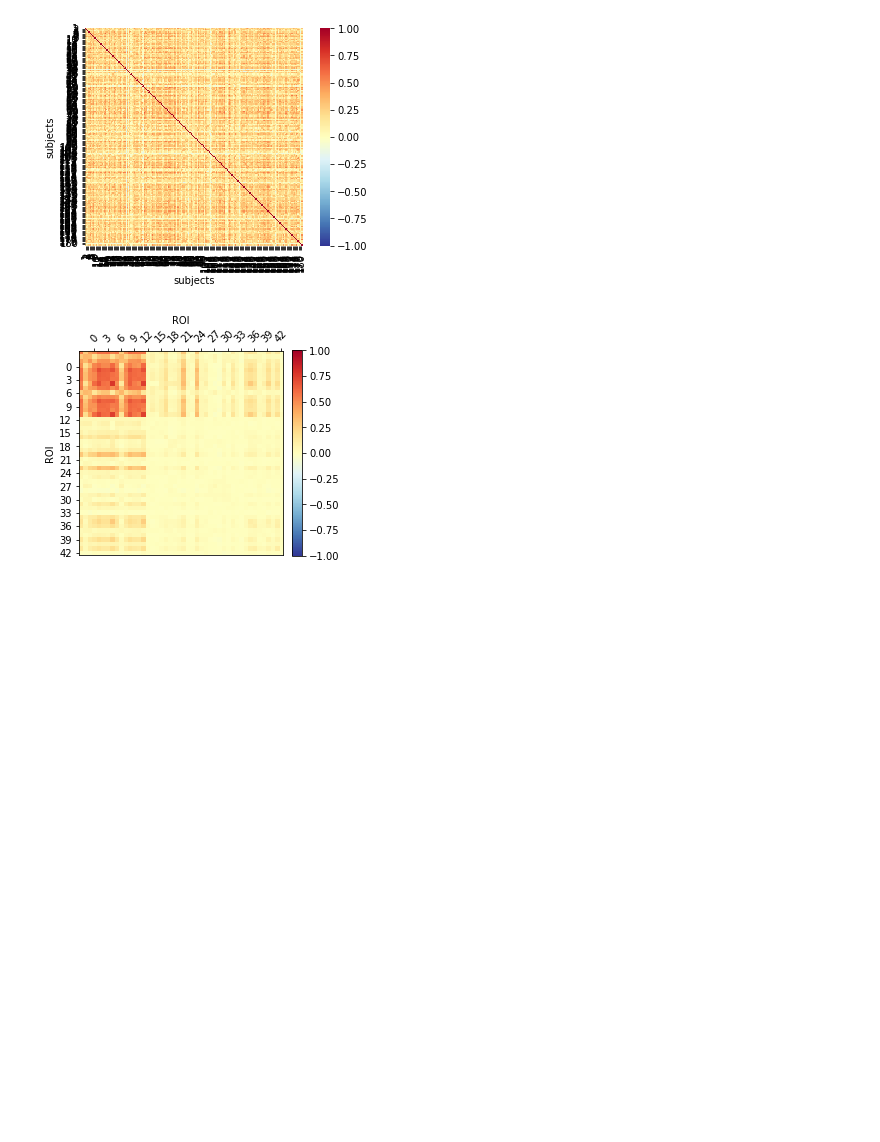
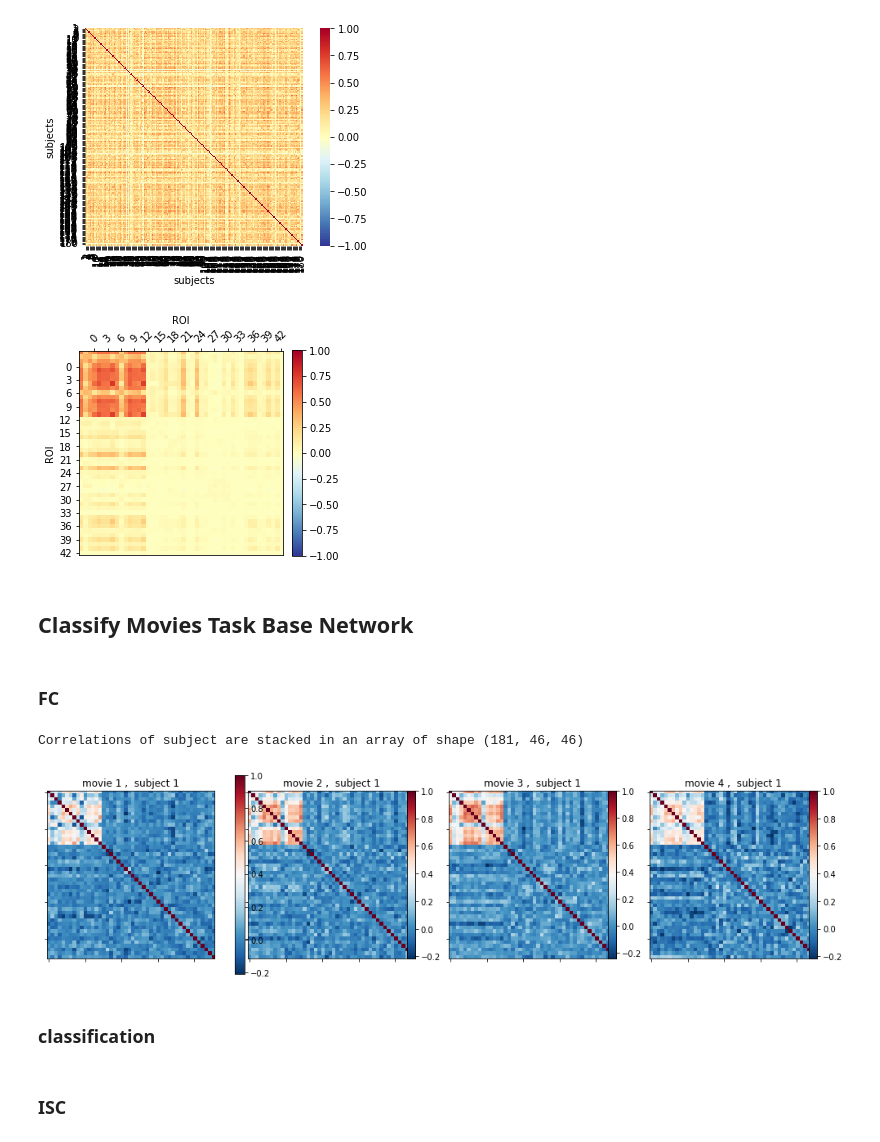
Before and after one commit to eyalhizmi/Machine-learning-methods-for-fMRI-signal-analysis, a Jupyter notebook: final_project_fmri.ipynb, the cells around one changed output. Drawn from its saved outputs; the diff is of its cells as text; code cells hidden in the pictures; blank space fills up the shorter version.

```diff
--- a/final_project_fmri.ipynb
+++ b/final_project_fmri.ipynb
@@ -126,3 +139,12 @@ ax = plt.gca()
 plt.colorbar(fraction=0.046, pad=0.04);
 # %% [output]
 [figure]
+# %% [markdown]
+## Classify Movies Task Base Network
+# %%
+data_ = loadmat('movies_4rest_fmri_7T.mat')
+all_data = data_['splitData']
+
+
+network_ = loadmat('net_assignment.mat')
+network = network_['net_assignment']
@@ -128,0 +166,45 @@ plt.colorbar(fraction=0.046, pad=0.04);
+# %% [markdown]
+### FC
+# %%
+from nilearn.connectome import ConnectivityMeasure
+
+correlation_measure = ConnectivityMeasure(kind='correlation')
+
+movies = all_data[0,1:5]
+
+network_type = network==8
+network_type = network_type.squeeze().astype(bool)
+
+correlation_per_movie = []
+correlation_mean = []
+for movie in movies:
+  roi = movie[:,network_type,:]
+  roi = roi.transpose(0,2,1)
+  roi_num = roi.shape[2]
+  data2cala = [roi[subj,:] for subj in range(len(roi))]
+
+  correlation_matrices=correlation_measure.fit_transform(data2cala)
+
+  correlation_mean.append(correlation_measure.mean_)
+  correlation_per_movie.append(correlation_matrices)
+
+print('Correlations of subject are stacked in an array of shape {0}'
+      .format(correlation_matrices.shape))
+# %% [output]
+Correlations of subject are stacked in an array of shape (181, 46, 46)
+# %%
+from nilearn import plotting
+from matplotlib import pyplot as plt
+
+subject_num = 1
+
+_, axes = plt.subplots(1, 4, figsize=(20, 10))
+for i, (matrix, ax) in enumerate(zip(correlation_per_movie, axes)):
+    plotting.plot_matrix(matrix[subject_num,:], axes=ax) # tri = 'lower'
+    ax.set_title(f'movie {i+1} ,  subject {subject_num}')
+# %% [output]
+[figure, added]
+# %% [markdown]
+### classification
+# %% [markdown]
+### ISC
```
Also changed, not shown: parts of 9 cells of this notebook.
